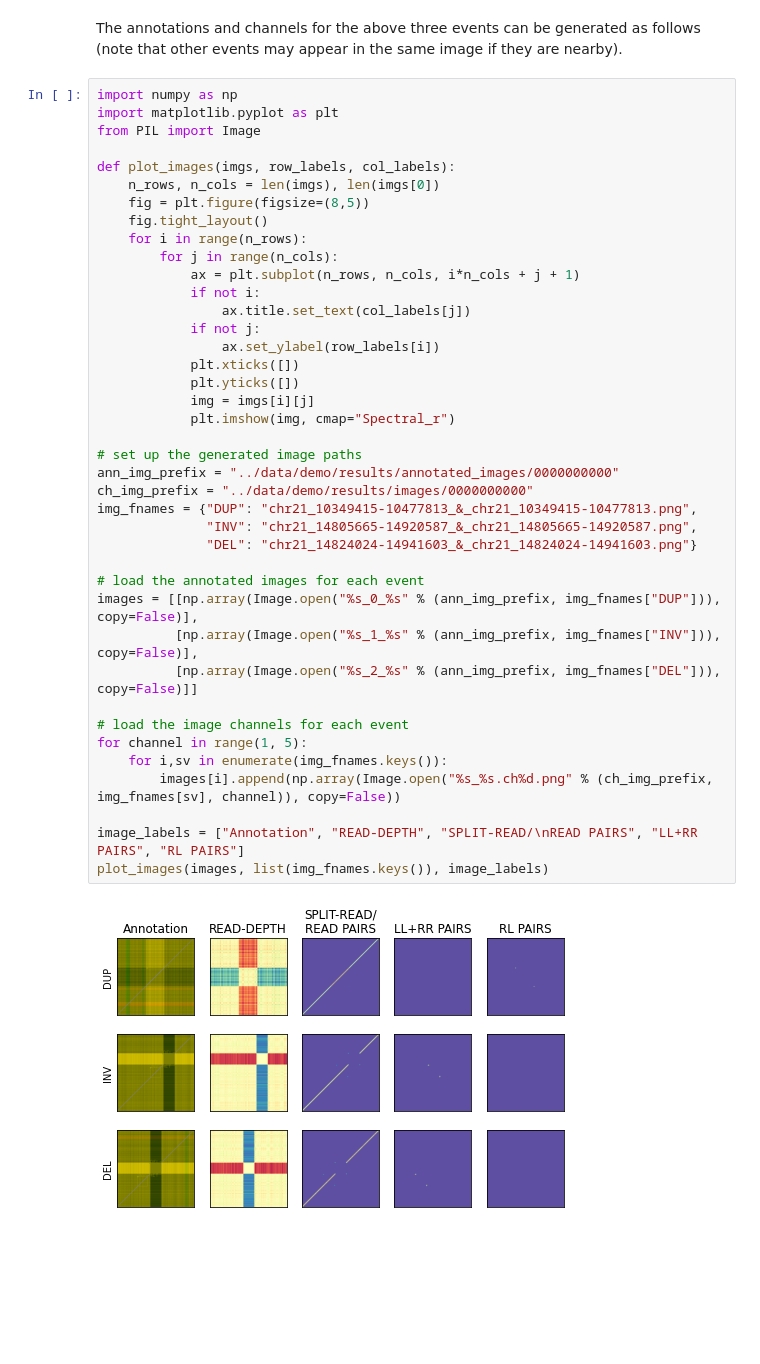
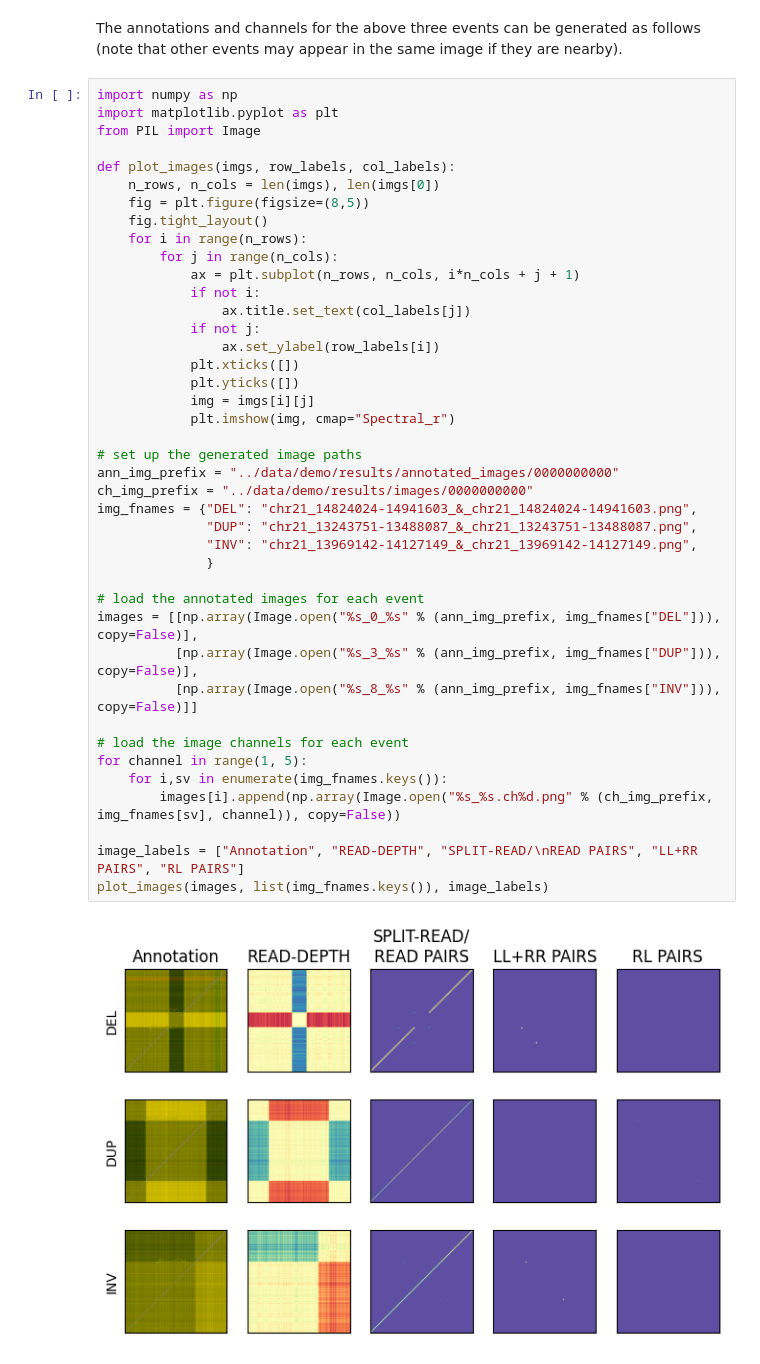
Before and after one commit to PopicLab/cue, a Jupyter notebook: notebooks/tutorial.ipynb, the cells around one changed output. Saved outputs shown, nothing was run; the diff lists cells and outputs as text; blank space fills up the shorter version.

```diff
--- a/notebooks/tutorial.ipynb
+++ b/notebooks/tutorial.ipynb
@@ -221,37 +236,38 @@ from PIL import Image
 def plot_images(imgs, row_labels, col_labels):
     n_rows, n_cols = len(imgs), len(imgs[0])
     fig = plt.figure(figsize=(8,5))
     fig.tight_layout()
     for i in range(n_rows):
         for j in range(n_cols):
             ax = plt.subplot(n_rows, n_cols, i*n_cols + j + 1)
             if not i:
                 ax.title.set_text(col_labels[j])
             if not j:
                 ax.set_ylabel(row_labels[i])
             plt.xticks([])
             plt.yticks([])
             img = imgs[i][j]
             plt.imshow(img, cmap="Spectral_r")
 
 # set up the generated image paths
 ann_img_prefix = "../data/demo/results/annotated_images/0000000000"
 ch_img_prefix = "../data/demo/results/images/0000000000"
-img_fnames = {"DUP": "chr21_10349415-10477813_&_chr21_10349415-10477813.png",
-              "INV": "chr21_14805665-14920587_&_chr21_14805665-14920587.png",
-              "DEL": "chr21_14824024-14941603_&_chr21_14824024-14941603.png"}
+img_fnames = {"DEL": "chr21_14824024-14941603_&_chr21_14824024-14941603.png",
+              "DUP": "chr21_13243751-13488087_&_chr21_13243751-13488087.png",
+              "INV": "chr21_13969142-14127149_&_chr21_13969142-14127149.png",
+              }
 
 # load the annotated images for each event
-images = [[np.array(Image.open("%s_0_%s" % (ann_img_prefix, img_fnames["DUP"])), copy=False)],
-          [np.array(Image.open("%s_1_%s" % (ann_img_prefix, img_fnames["INV"])), copy=False)],
-          [np.array(Image.open("%s_2_%s" % (ann_img_prefix, img_fnames["DEL"])), copy=False)]]
+images = [[np.array(Image.open("%s_0_%s" % (ann_img_prefix, img_fnames["DEL"])), copy=False)],
+          [np.array(Image.open("%s_3_%s" % (ann_img_prefix, img_fnames["DUP"])), copy=False)],
+          [np.array(Image.open("%s_8_%s" % (ann_img_prefix, img_fnames["INV"])), copy=False)]]
 
 # load the image channels for each event
 for channel in range(1, 5):
     for i,sv in enumerate(img_fnames.keys()):
         images[i].append(np.array(Image.open("%s_%s.ch%d.png" % (ch_img_prefix, img_fnames[sv], channel)), copy=False))
 
 image_labels = ["Annotation", "READ-DEPTH", "SPLIT-READ/\nREAD PAIRS", "LL+RR PAIRS", "RL PAIRS"]
 plot_images(images, list(img_fnames.keys()), image_labels)
 # %% [output]
-[figure, old version]
+[figure, new version]
```
Also changed, not shown: parts of 6 cells of this notebook, 19 other files.
